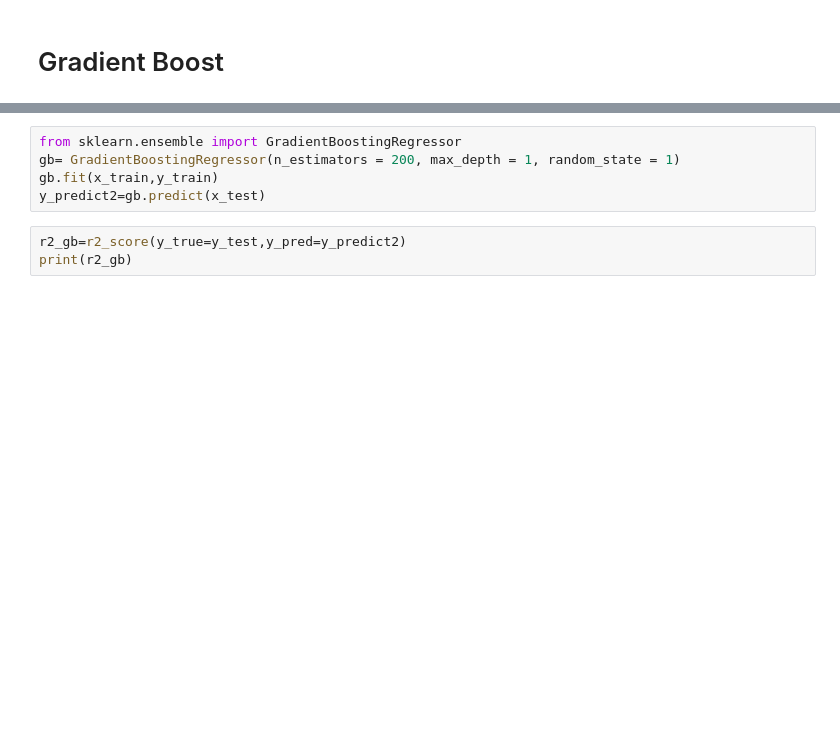
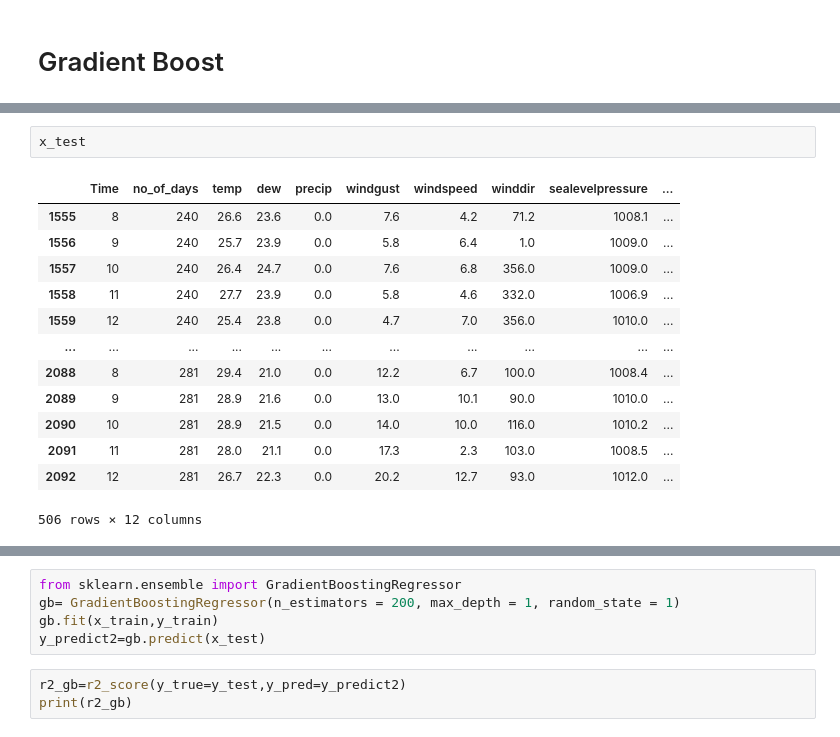
Before and after one commit to AksharaReddyPatlannagari/MAJOR-PROJECT, a Jupyter notebook: processinggg.ipynb, the cells around one changed output, grey strips where cells are left out. Drawn from its saved outputs; the diff is of its cells as text; blank space fills up the shorter version.

```diff
--- a/processinggg.ipynb
+++ b/processinggg.ipynb
@@ -1156,0 +1180,16 @@ mse_dt
+# %%
+x_test
+# %% [output]
+|  | Time | no_of_days | temp | dew | precip | windgust | windspeed | winddir | sealevelpressure | ... |
+| 1555 | 8 | 240 | 26.6 | 23.6 | 0.0 | 7.6 | 4.2 | 71.2 | 1008.1 | ... |
+| 1556 | 9 | 240 | 25.7 | 23.9 | 0.0 | 5.8 | 6.4 | 1.0 | 1009.0 | ... |
+| 1557 | 10 | 240 | 26.4 | 24.7 | 0.0 | 7.6 | 6.8 | 356.0 | 1009.0 | ... |
+| 1558 | 11 | 240 | 27.7 | 23.9 | 0.0 | 5.8 | 4.6 | 332.0 | 1006.9 | ... |
+| 1559 | 12 | 240 | 25.4 | 23.8 | 0.0 | 4.7 | 7.0 | 356.0 | 1010.0 | ... |
+| ... | ... | ... | ... | ... | ... | ... | ... | ... | ... | ... |
+| 2088 | 8 | 281 | 29.4 | 21.0 | 0.0 | 12.2 | 6.7 | 100.0 | 1008.4 | ... |
+| 2089 | 9 | 281 | 28.9 | 21.6 | 0.0 | 13.0 | 10.1 | 90.0 | 1010.0 | ... |
+| 2090 | 10 | 281 | 28.9 | 21.5 | 0.0 | 14.0 | 10.0 | 116.0 | 1010.2 | ... |
+| 2091 | 11 | 281 | 28.0 | 21.1 | 0.0 | 17.3 | 2.3 | 103.0 | 1008.5 | ... |
+| 2092 | 12 | 281 | 26.7 | 22.3 | 0.0 | 20.2 | 12.7 | 93.0 | 1012.0 | ... |
+506 rows × 12 columns
```
Also changed, not shown: parts of 28 cells of this notebook.
